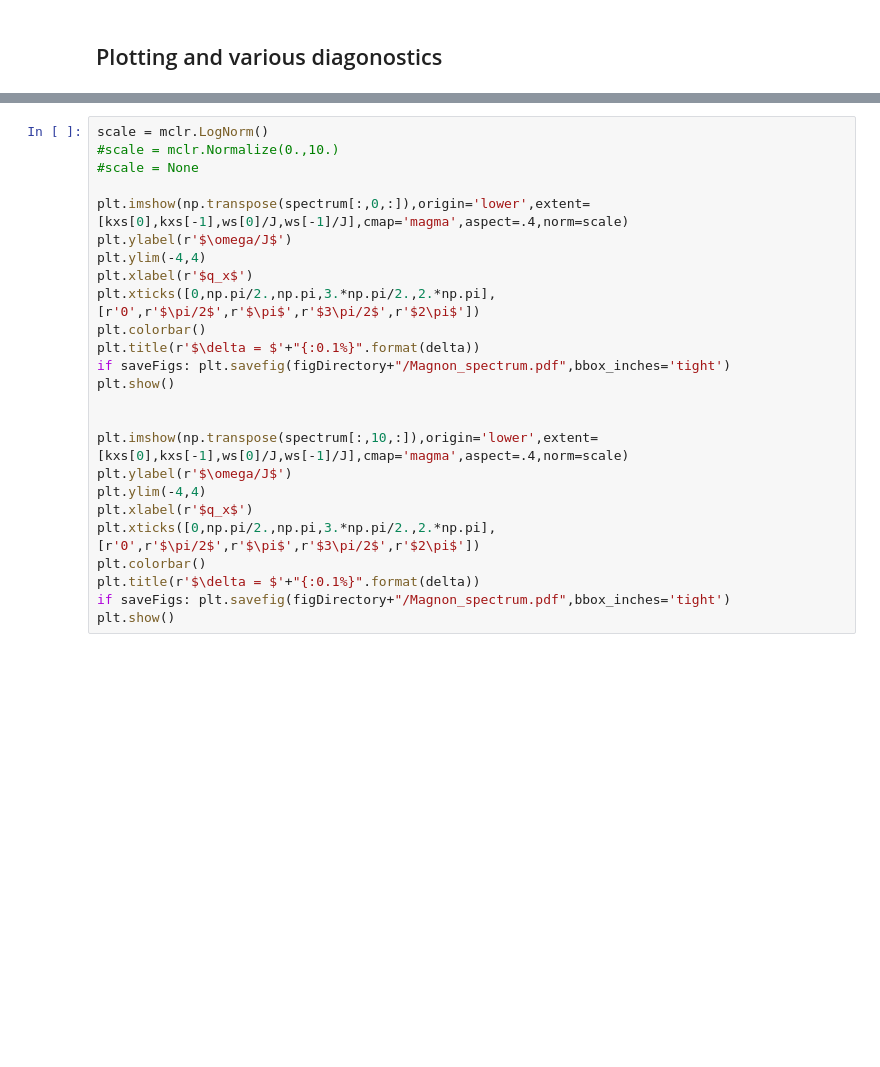
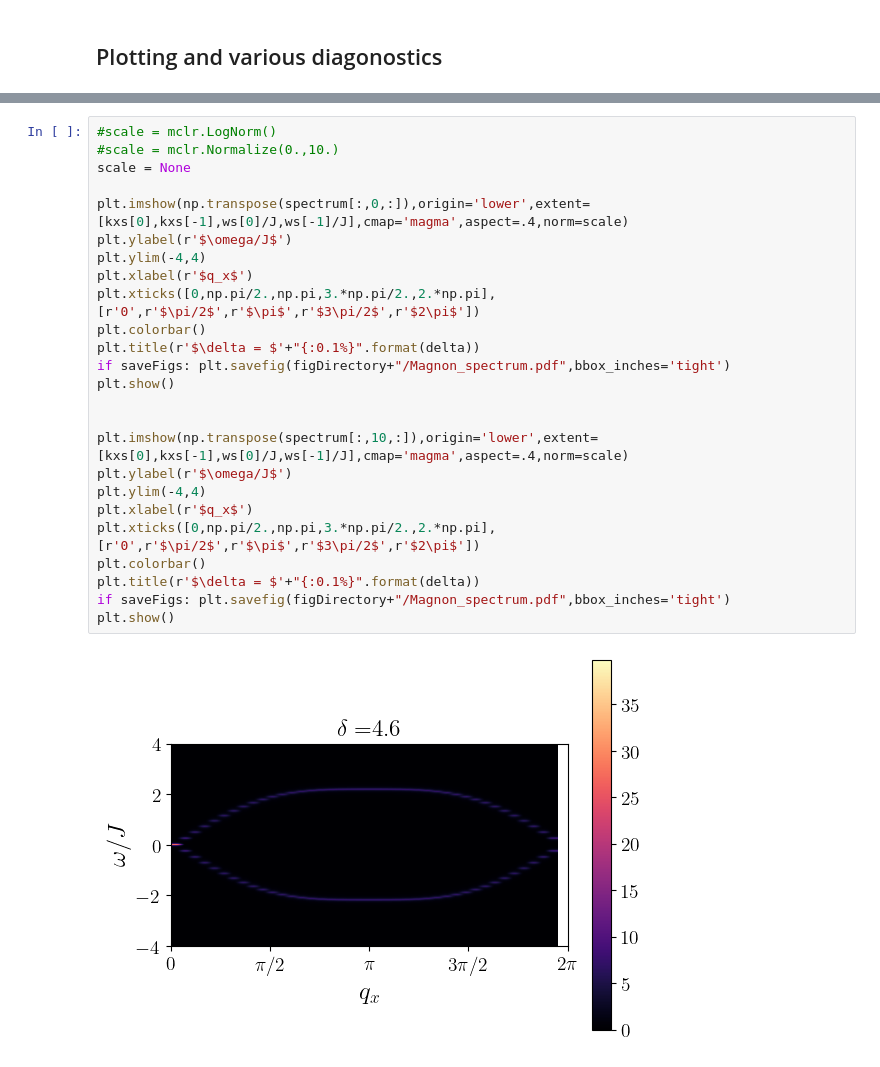
Before and after one commit to j-curtis/holes_and_magnons, a Jupyter notebook: Magnon_RPA_plots.ipynb, the cells around one changed output, grey strips where cells are left out. Cells and saved outputs as stored; diff of their text form; blank space fills up the shorter version.

```diff
--- a/Magnon_RPA_plots.ipynb
+++ b/Magnon_RPA_plots.ipynb
@@ -247,25 +324,27 @@ plt.show()
 # %%
-scale = mclr.LogNorm()
+#scale = mclr.LogNorm()
 #scale = mclr.Normalize(0.,10.)
-#scale = None
+scale = None
 
 plt.imshow(np.transpose(spectrum[:,0,:]),origin='lower',extent=[kxs[0],kxs[-1],ws[0]/J,ws[-1]/J],cmap='magma',aspect=.4,norm=scale)
 plt.ylabel(r'$\omega/J$')
 plt.ylim(-4,4)
 plt.xlabel(r'$q_x$')
 plt.xticks([0,np.pi/2.,np.pi,3.*np.pi/2.,2.*np.pi],[r'0',r'$\pi/2$',r'$\pi$',r'$3\pi/2$',r'$2\pi$'])
 plt.colorbar()
 plt.title(r'$\delta = $'+"{:0.1%}".format(delta))
 if saveFigs: plt.savefig(figDirectory+"/Magnon_spectrum.pdf",bbox_inches='tight')
 plt.show()
 
 
 plt.imshow(np.transpose(spectrum[:,10,:]),origin='lower',extent=[kxs[0],kxs[-1],ws[0]/J,ws[-1]/J],cmap='magma',aspect=.4,norm=scale)
 plt.ylabel(r'$\omega/J$')
 plt.ylim(-4,4)
 plt.xlabel(r'$q_x$')
 plt.xticks([0,np.pi/2.,np.pi,3.*np.pi/2.,2.*np.pi],[r'0',r'$\pi/2$',r'$\pi$',r'$3\pi/2$',r'$2\pi$'])
 plt.colorbar()
 plt.title(r'$\delta = $'+"{:0.1%}".format(delta))
 if saveFigs: plt.savefig(figDirectory+"/Magnon_spectrum.pdf",bbox_inches='tight')
 plt.show()
+# %% [output]
+[figure, added]
```
Also changed, not shown: parts of 9 cells of this notebook.
